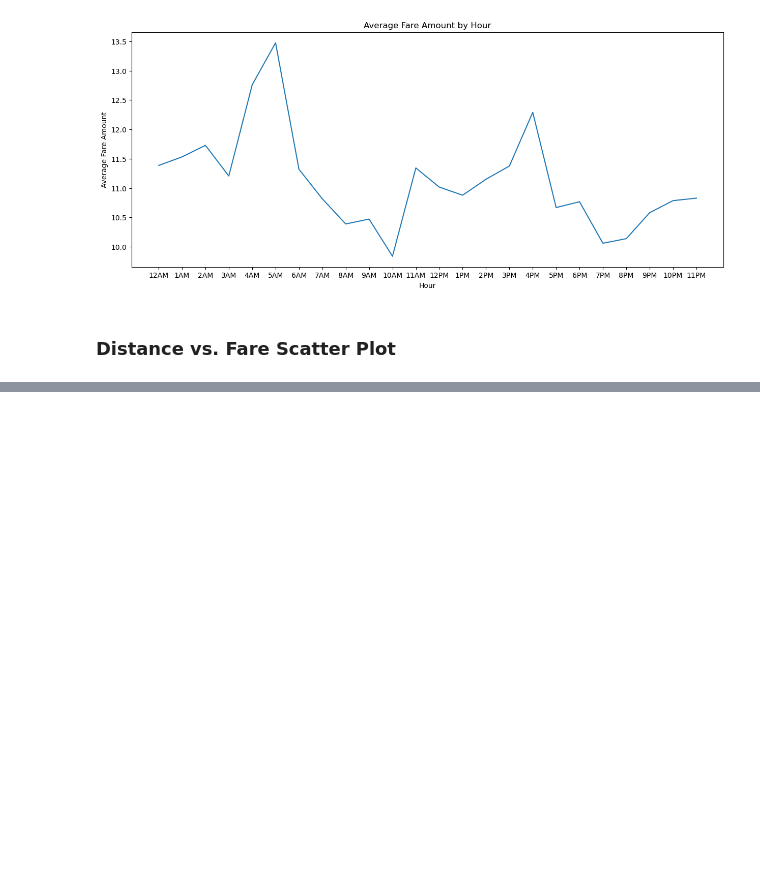
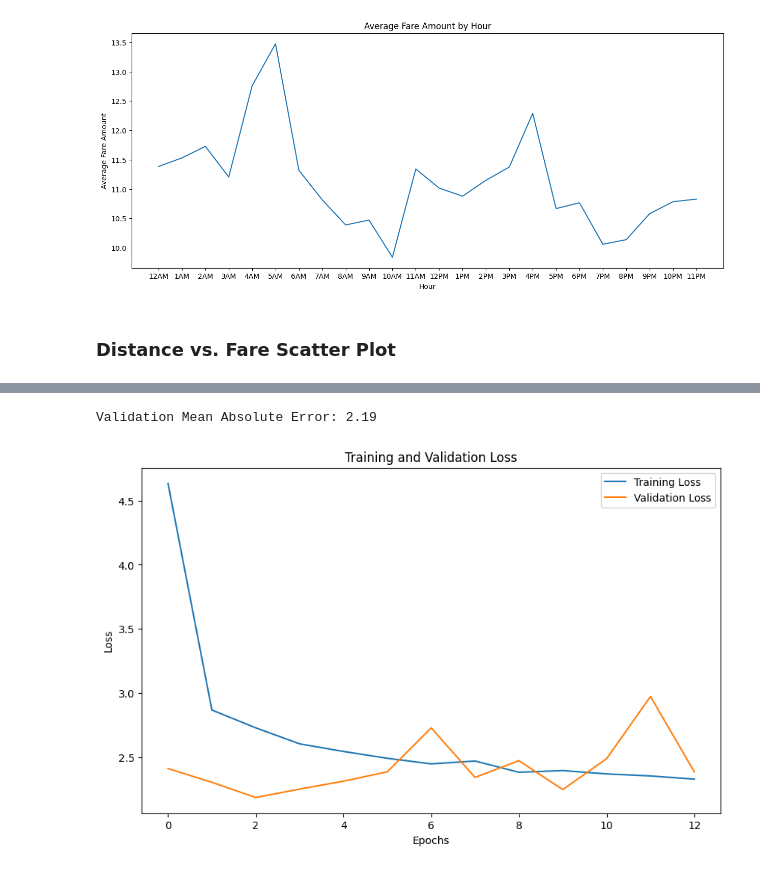
Before and after one commit to Mannvika/FinalProject, a Jupyter notebook: FinalProject.ipynb, the cells around one changed output, grey strips where cells are left out. Saved outputs shown, nothing was run; the diff lists cells and outputs as text; code cells hidden in the pictures; blank space fills up the shorter version.

```diff
--- a/FinalProject.ipynb
+++ b/FinalProject.ipynb
@@ -248,0 +275,23 @@ Text(0, 0.5, 'Fare Amount (USD $)')
+# %%
+class TaxiFarePredictionNN(nn.Module):
+    def __init__(self):
+        super(TaxiFarePredictionNN, self).__init__()
+        self.fc1 = nn.Linear(len(features), 64)
+        self.fc2 = nn.Linear(64, 32)
+        self.fc3 = nn.Linear(32, 16)
+        self.fc4 = nn.Linear(16, 1)
+        self.relu = nn.ReLU()
+        self.dropout = nn.Dropout(0.2)
+
+    def forward(self, x):
+        x = self.relu(self.fc1(x))
+        x = self.dropout(x)
+        x = self.relu(self.fc2(x))
+        x = self.dropout(x)
+        x = self.relu(self.fc3(x))
+        x = self.fc4(x)  # Regression output
+        return x
+
+model = TaxiFarePredictionNN().to(device)
+criterion = nn.L1Loss()
+optimizer = optim.Adam(model.parameters(), lr=0.001)
@@ -248,0 +361,22 @@ Text(0, 0.5, 'Fare Amount (USD $)')
+# %%
+model.load_state_dict(torch.load('best_model.pth'))
+model.eval()
+
+with torch.no_grad():
+    val_predictions = model(X_val_tensor).cpu().numpy()
+
+mae = mean_absolute_error(y_val, val_predictions)
+print(f"Validation Mean Absolute Error: {mae:.2f}")
+# %% [output]
+Validation Mean Absolute Error: 2.19
+# %%
+plt.figure(figsize=(10, 6))
+plt.plot(range(len(train_losses)), train_losses, label='Training Loss')
+plt.plot(range(len(val_losses)), val_losses, label='Validation Loss')
+plt.xlabel('Epochs')
+plt.ylabel('Loss')
+plt.title('Training and Validation Loss')
+plt.legend()
+plt.show()
+# %% [output]
+[figure, added]
```
Also changed, not shown: parts of 8 cells of this notebook, 1 other file.
